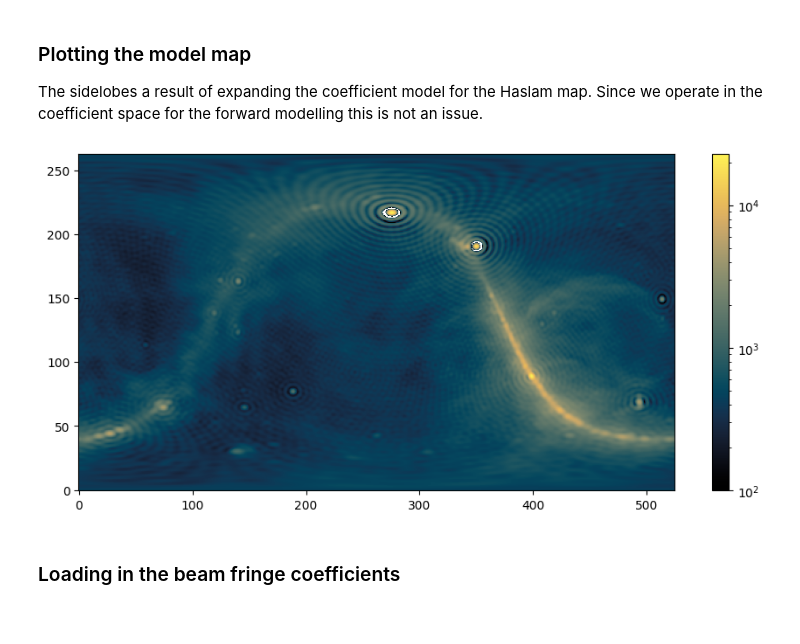
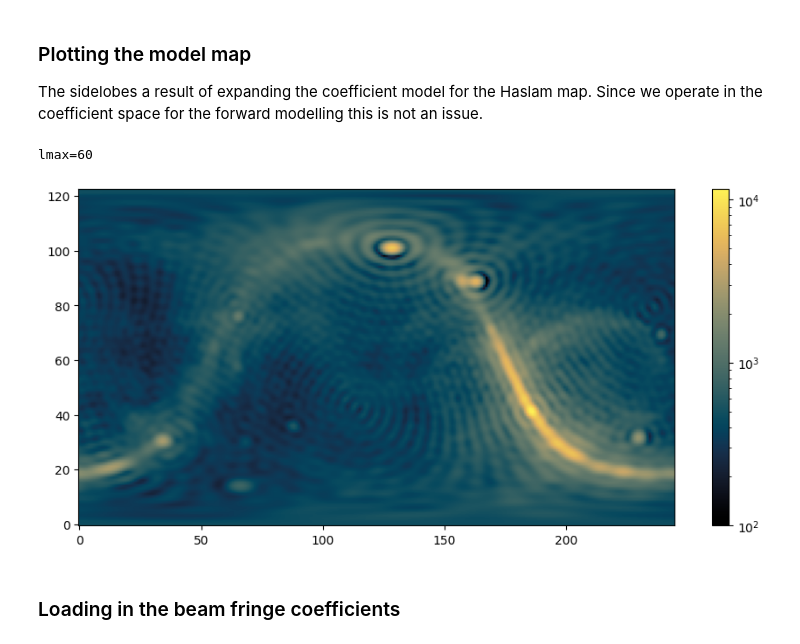
Before and after one commit to JaidenCook/mmode-tools, a Jupyter notebook: notebooks/forward-model-example.ipynb, the cells around one changed output. Cells and saved outputs as stored; diff of their text form; code cells hidden in the pictures.

```diff
--- a/notebooks/forward-model-example.ipynb
+++ b/notebooks/forward-model-example.ipynb
@@ -26,10 +28,11 @@ The sidelobes a result of expanding the coefficient model for the Haslam map. Si
 # %%
 import cmasher as cmr
 cmap = cmr.eclipse
 
-modelMap.plot_cart_map(norm='log',cmap=cmap,vmin=100)
+modelMap.plot_cart_map(norm='log',cmap=cmap,vmin=100,lMax=60)
 # %% [output]
+lmax=60
-[figure, old version]
+[figure, new version]
 # %% [markdown]
 ### Loading in the beam fringe coefficients
 # %%
```
Also changed, not shown: parts of 1 cell of this notebook.
